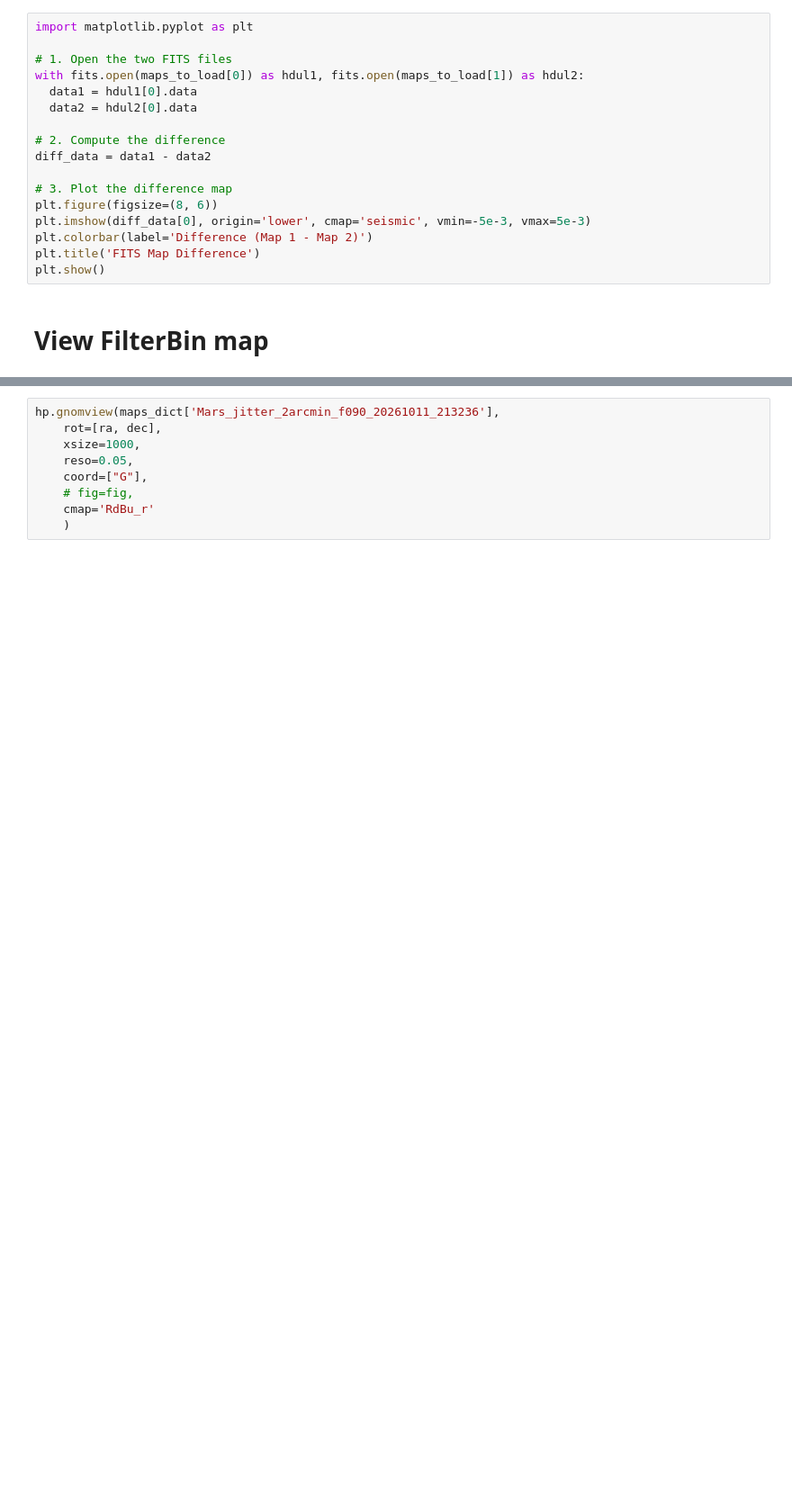
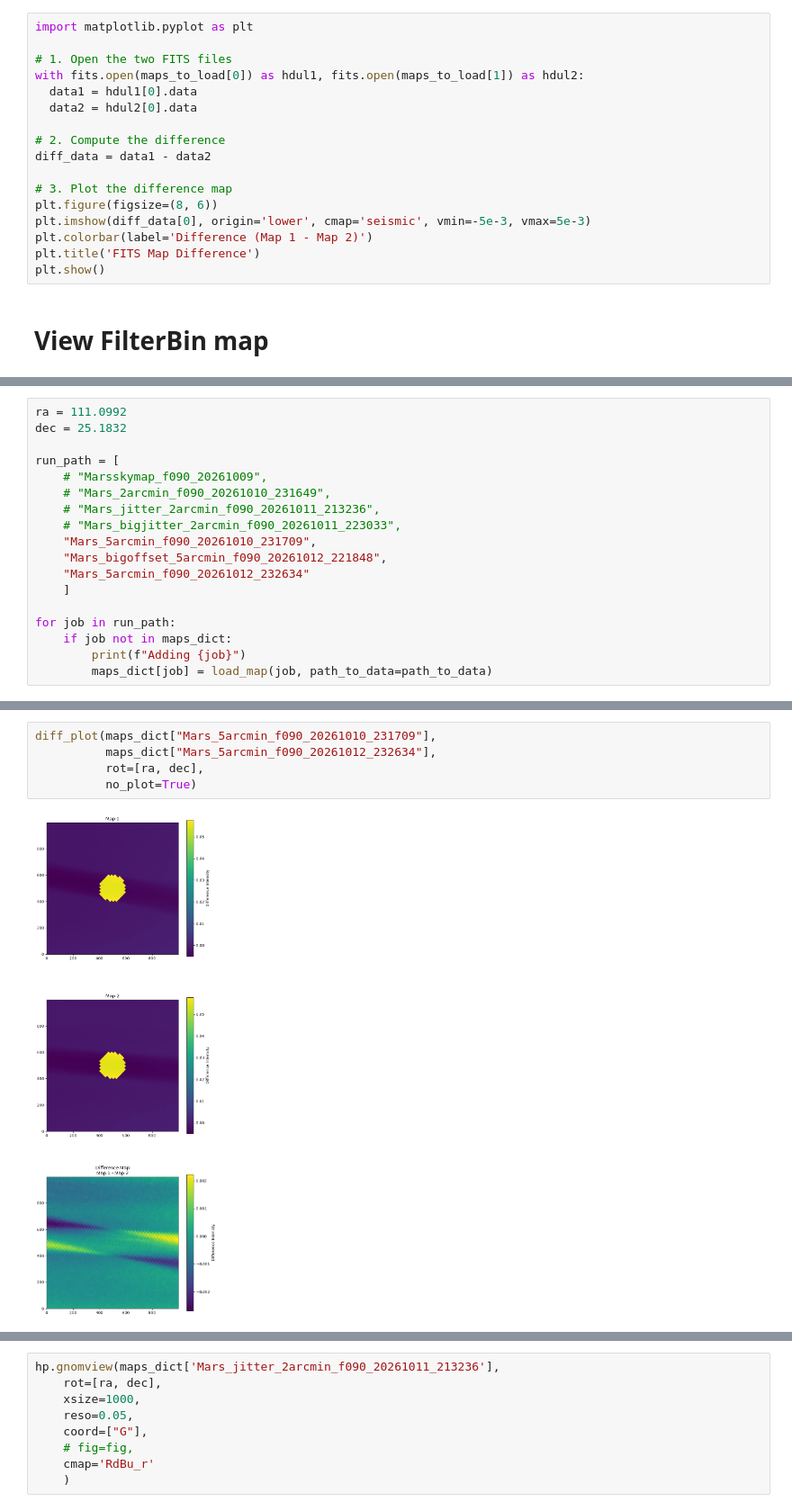
Before and after one commit to henry-e-n/SO_PointingReqs, a Jupyter notebook: mapmaking/map_loader.ipynb, the cells around one changed output, grey strips where cells are left out. Shown at 90% size. Saved outputs shown, nothing was run; the diff lists cells and outputs as text; blank space fills up the shorter version.

```diff
--- a/mapmaking/map_loader.ipynb
+++ b/mapmaking/map_loader.ipynb
@@ -140,0 +134,18 @@ for i, path in enumerate(run_path):
+# %%
+ra = 111.0992
+dec = 25.1832
+
+run_path = [
+    # "Marsskymap_f090_20261009",
+    # "Mars_2arcmin_f090_20261010_231649",
+    # "Mars_jitter_2arcmin_f090_20261011_213236",
+    # "Mars_bigjitter_2arcmin_f090_20261011_223033",
+    "Mars_5arcmin_f090_20261010_231709",
+    "Mars_bigoffset_5arcmin_f090_20261012_221848",
+    "Mars_5arcmin_f090_20261012_232634"
+    ]
+
+for job in run_path:
+    if job not in maps_dict:
+        print(f"Adding {job}")
+        maps_dict[job] = load_map(job, path_to_data=path_to_data)
@@ -141,2 +204,9 @@ for i, path in enumerate(run_path):
+# %%
+diff_plot(maps_dict["Mars_5arcmin_f090_20261010_231709"],
+          maps_dict["Mars_5arcmin_f090_20261012_232634"],
+          rot=[ra, dec],
+          no_plot=True)
+# %% [output]
+[figure, added]
 # %%
 # fig, ax = plt.subplots(figsize=(8,8))
```
Also changed, not shown: parts of 3 cells of this notebook, 3 other files.
